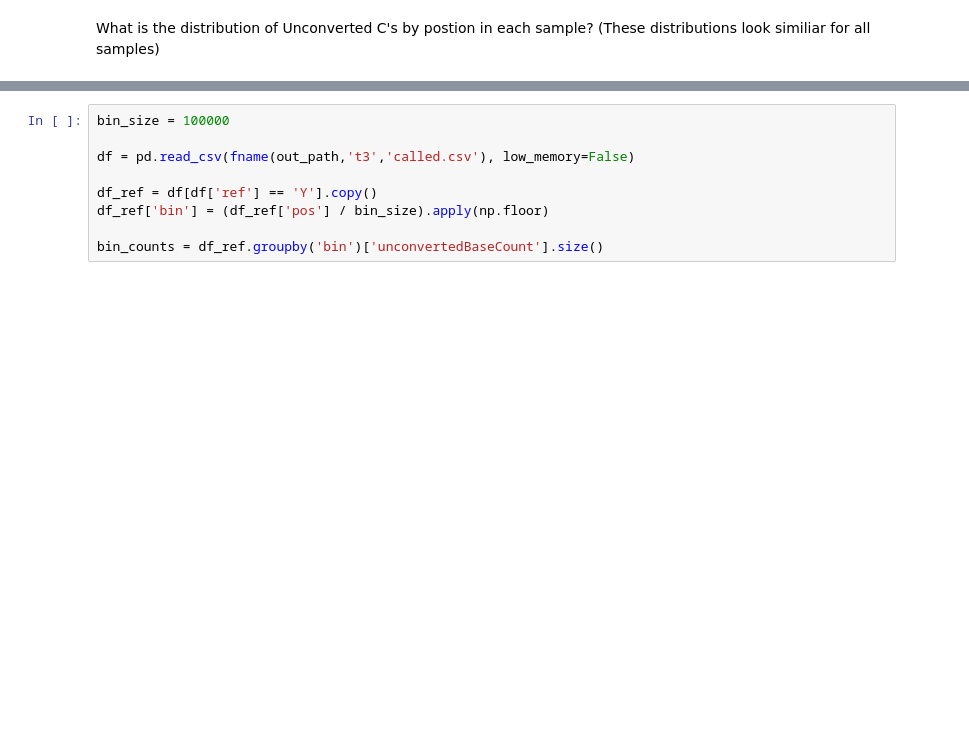
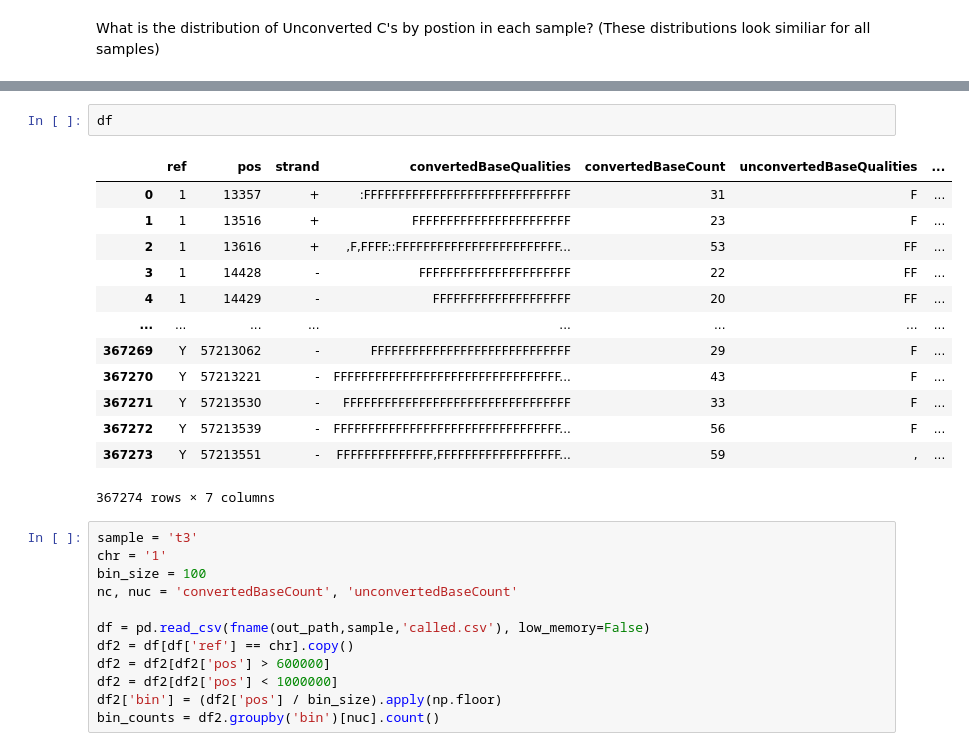
Before and after one commit to prairie-guy/UBS-seq_basic, a Jupyter notebook: workspace/ubs_basic.ipynb, the cells around one changed output, grey strips where cells are left out. Cells and saved outputs as stored; diff of their text form; blank space fills up the shorter version.

```diff
--- a/workspace/ubs_basic.ipynb
+++ b/workspace/ubs_basic.ipynb
@@ -820,12 +794,31 @@ ref,pos,strand,convertedBaseQualities,convertedBaseCount,unconvertedBaseQualitie
+# %%
+df
+# %% [output]
+|  | ref | pos | strand | convertedBaseQualities | convertedBaseCount | unconvertedBaseQualities | ... |
+| 0 | 1 | 13357 | + | :FFFFFFFFFFFFFFFFFFFFFFFFFFFFFF | 31 | F | ... |
+| 1 | 1 | 13516 | + | FFFFFFFFFFFFFFFFFFFFFFF | 23 | F | ... |
+| 2 | 1 | 13616 | + | ,F,FFFF::FFFFFFFFFFFFFFFFFFFFFFFF... | 53 | FF | ... |
+| 3 | 1 | 14428 | - | FFFFFFFFFFFFFFFFFFFFFF | 22 | FF | ... |
+| 4 | 1 | 14429 | - | FFFFFFFFFFFFFFFFFFFF | 20 | FF | ... |
+| ... | ... | ... | ... | ... | ... | ... | ... |
+| 367269 | Y | 57213062 | - | FFFFFFFFFFFFFFFFFFFFFFFFFFFFF | 29 | F | ... |
+| 367270 | Y | 57213221 | - | FFFFFFFFFFFFFFFFFFFFFFFFFFFFFFFFF... | 43 | F | ... |
+| 367271 | Y | 57213530 | - | FFFFFFFFFFFFFFFFFFFFFFFFFFFFFFFFF | 33 | F | ... |
+| 367272 | Y | 57213539 | - | FFFFFFFFFFFFFFFFFFFFFFFFFFFFFFFFF... | 56 | F | ... |
+| 367273 | Y | 57213551 | - | FFFFFFFFFFFFFF,FFFFFFFFFFFFFFFFFF... | 59 | , | ... |
+367274 rows × 7 columns
 # %%
-bin_size = 100000
+sample = 't3'
+chr = '1'
+bin_size = 100
+nc, nuc = 'convertedBaseCount', 'unconvertedBaseCount'
 
-df = pd.read_csv(fname(out_path,'t3','called.csv'), low_memory=False)
-
-df_ref = df[df['ref'] == 'Y'].copy()
-df_ref['bin'] = (df_ref['pos'] / bin_size).apply(np.floor)
-
-bin_counts = df_ref.groupby('bin')['unconvertedBaseCount'].size()
+df = pd.read_csv(fname(out_path,sample,'called.csv'), low_memory=False)
+df2 = df[df['ref'] == chr].copy()
+df2 = df2[df2['pos'] > 600000]
+df2 = df2[df2['pos'] < 1000000]
+df2['bin'] = (df2['pos'] / bin_size).apply(np.floor)
+bin_counts = df2.groupby('bin')[nuc].count()
 # %%
 # Plotting
 plt.style.use('seaborn-v0_8-darkgrid')  # Example style, replace with your preferred style
```
Also changed, not shown: parts of 28 cells of this notebook.
